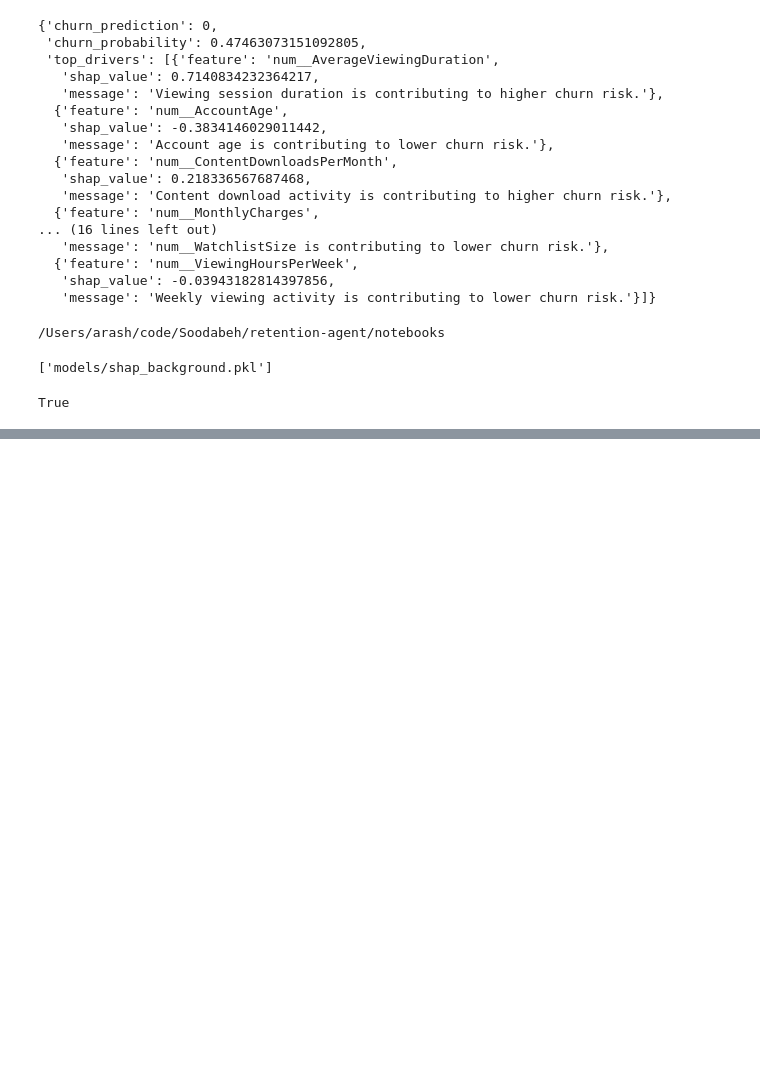
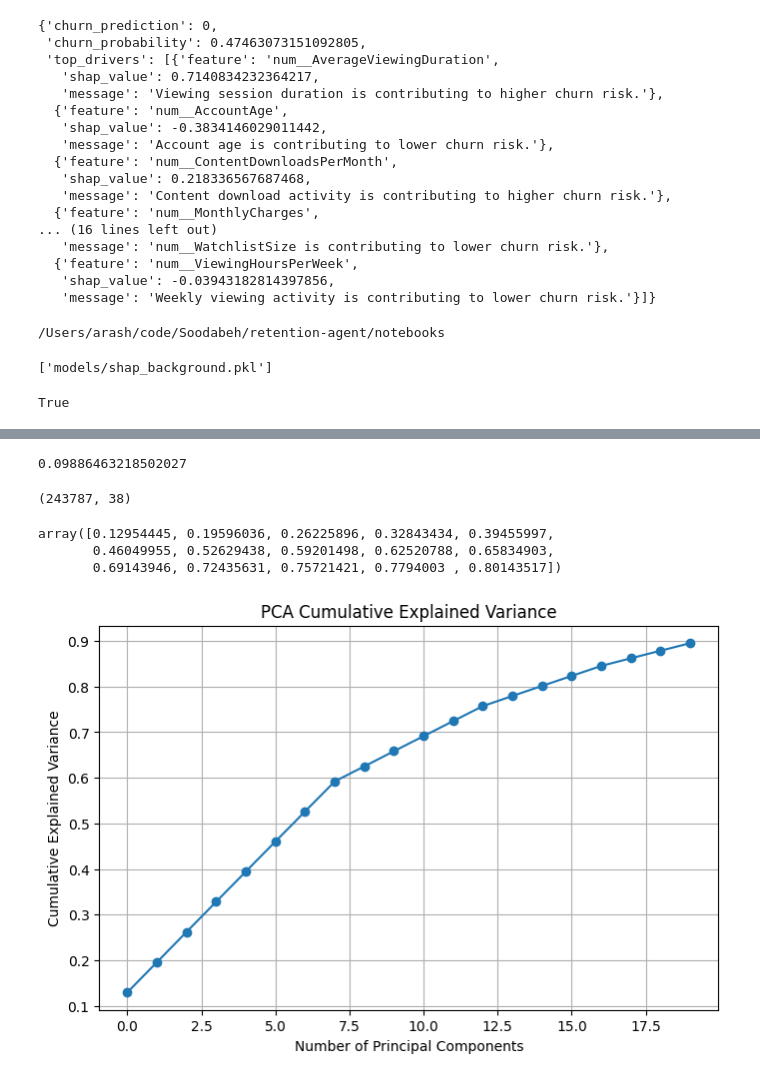
Before and after one commit to Soodabeh/retention-agent, a Jupyter notebook: notebooks/soodabeh-notebook.ipynb, the cells around one changed output, grey strips where cells are left out. Saved outputs shown, nothing was run; the diff lists cells and outputs as text; code cells hidden in the pictures; blank space fills up the shorter version.

```diff
--- a/notebooks/soodabeh-notebook.ipynb
+++ b/notebooks/soodabeh-notebook.ipynb
@@ -1168,0 +1465,4 @@ True
+# %%
+score
+# %% [output]
+0.09886463218502027
@@ -1168,0 +1479,35 @@ True
+# %%
+# Use all customers for segmentation
+# We do not use y for training because this is unsupervised learning
+
+X_seg = X.copy()
+
+# Apply the same preprocessing: scaling numerical features and one-hot encoding categorical features
+X_seg_transformed = preprocessor.fit_transform(X_seg)
+
+X_seg_transformed.shape
+# %% [output]
+(243787, 38)
+# %%
+# Fit PCA with all possible components first to inspect explained variance
+
+pca = PCA()
+X_pca = pca.fit_transform(X_seg_transformed)
+
+# Show cumulative explained variance for the first 15 components
+np.cumsum(pca.explained_variance_ratio_)[:15]
+# %% [output]
+array([0.12954445, 0.19596036, 0.26225896, 0.32843434, 0.39455997,
+       0.46049955, 0.52629438, 0.59201498, 0.62520788, 0.65834903,
+       0.69143946, 0.72435631, 0.75721421, 0.7794003 , 0.80143517])
+# %%
+# Plot cumulative explained variance
+plt.figure(figsize=(8, 5))
+plt.plot(np.cumsum(pca.explained_variance_ratio_)[:20], marker="o")
+plt.xlabel("Number of Principal Components")
+plt.ylabel("Cumulative Explained Variance")
+plt.title("PCA Cumulative Explained Variance")
+plt.grid(True)
+plt.show()
+# %% [output]
+[figure, added]
```
Also changed, not shown: parts of 36 cells of this notebook, 1 other file.
